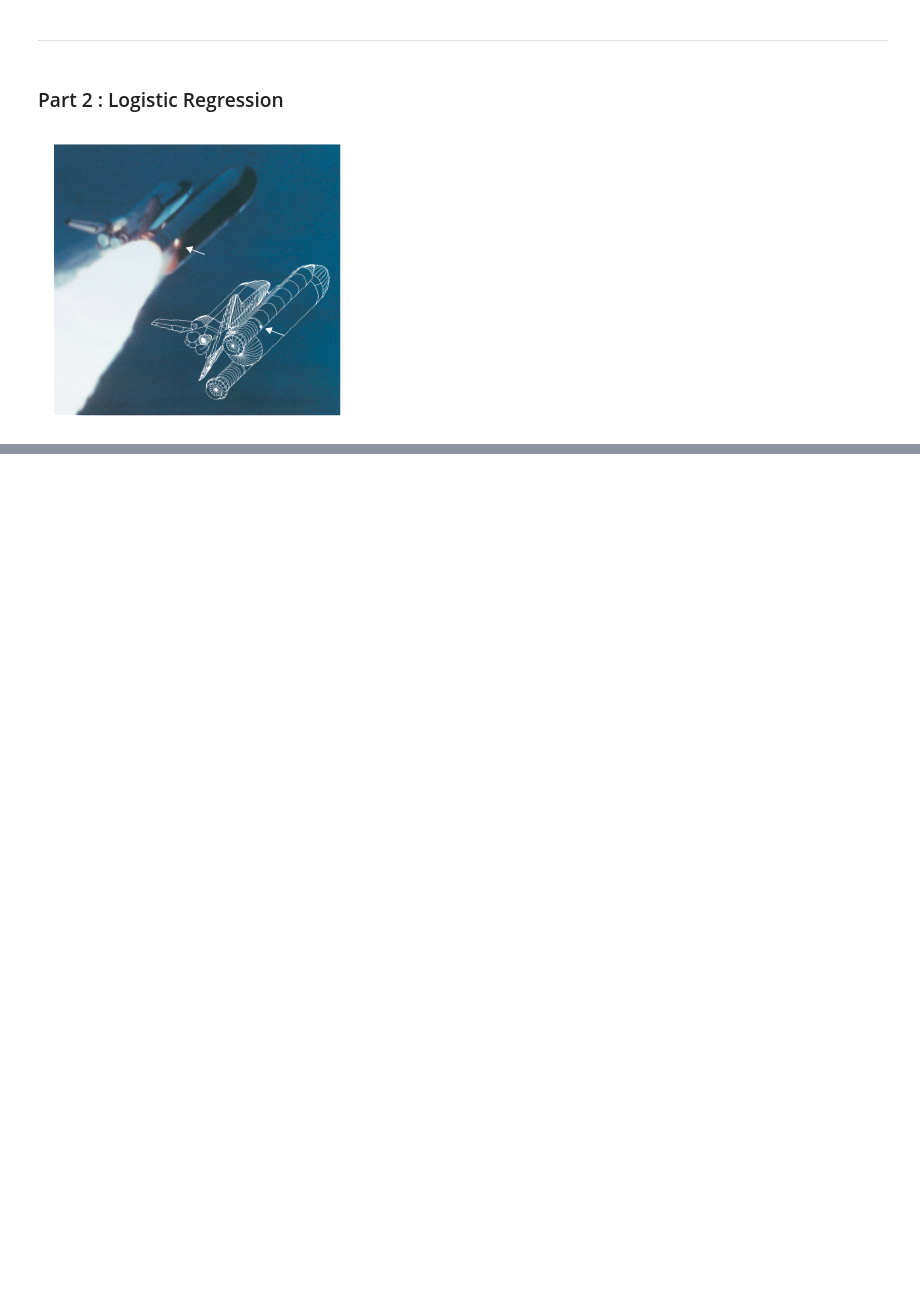
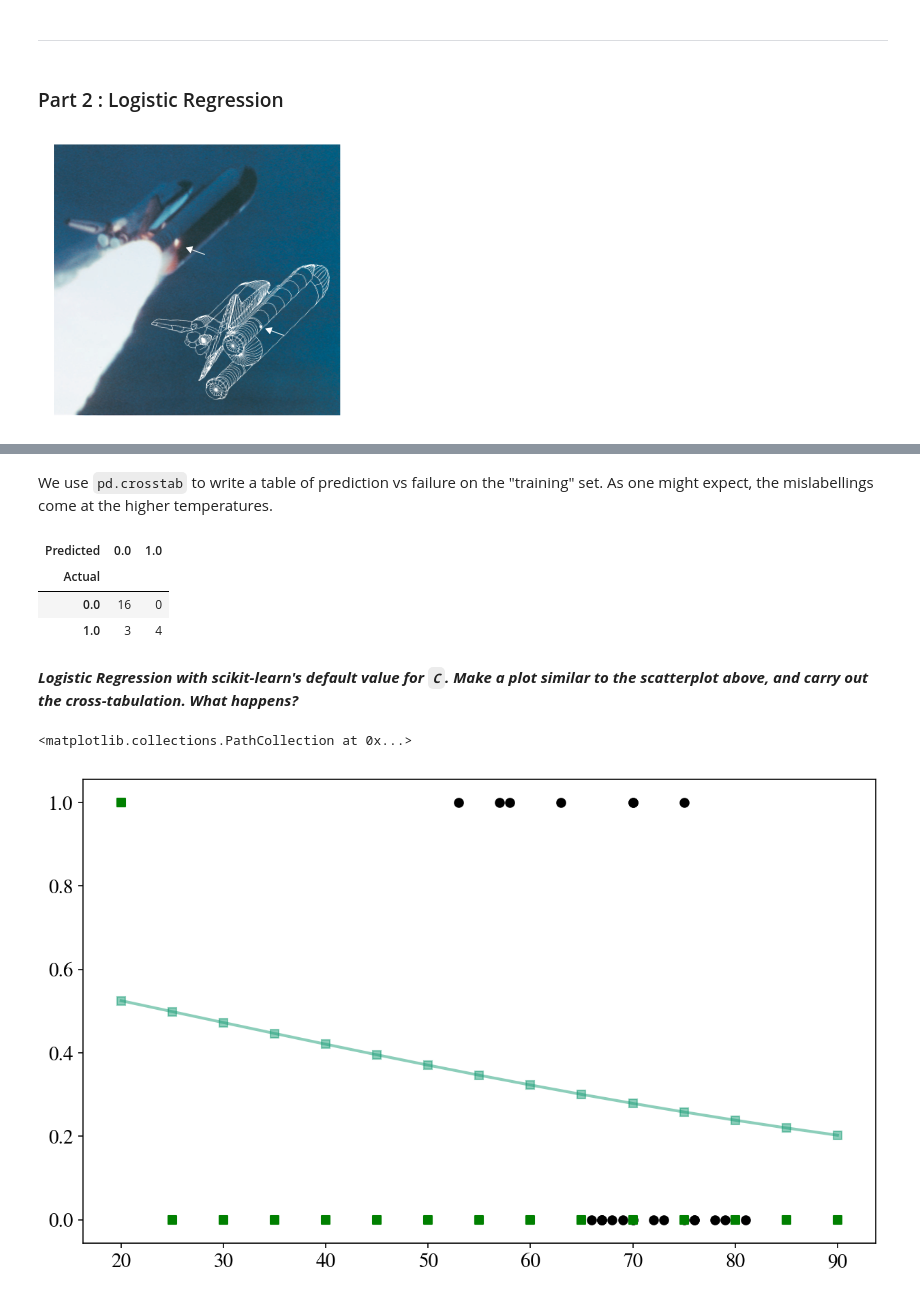
Before and after one commit to joaoDragado/quickstart_guides, a Jupyter notebook: Regression_PCA_via_sklearn/Lab4_user.ipynb, the cells around one changed output, grey strips where cells are left out. Saved outputs shown, nothing was run; the diff lists cells and outputs as text; code cells hidden in the pictures; blank space fills up the shorter version.

```diff
--- a/Regression_PCA_via_sklearn/Lab4_user.ipynb
+++ b/Regression_PCA_via_sklearn/Lab4_user.ipynb
@@ -226,0 +289,33 @@ Image('./data/shuttle.png')
+# %% [markdown]
+We use `pd.crosstab` to write a table of prediction vs failure on the "training" set. As one might expect, the mislabellings come at the higher temperatures.
+# %%
+pd.crosstab(pfail, clf4.predict(temps.reshape(-1,1)),
+            rownames=["Actual"], colnames=["Predicted"])
+# %% [output]
+| Predicted | 0.0 | 1.0 |
+| Actual |  |  |
+| 0.0 | 16 | 0 |
+| 1.0 | 3 | 4 |
+# %% [markdown]
+***Logistic Regression with scikit-learn's default value for `C`.
+Make a plot similar to the scatterplot above, and carry out the cross-tabulation. What happens?***
+# %%
+from sklearn.linear_model import LogisticRegression
+reg=1
+clf4w = LogisticRegression(C=reg, solver='liblinear')
+clf4w.fit(temps.reshape(-1,1), pfail)
+
+# create new temp data set to expose the model variance
+tempsnew=np.linspace(20., 90., 15)
+# collect prbabilities for failure
+probs = clf4w.predict_proba(tempsnew.reshape(-1,1))[:, 1]
+# collect predictions for failure
+predicts = clf4w.predict(tempsnew.reshape(-1,1))
+
+# plot data & our predictions
+plt.scatter(temps, pfail, color='k')
+plt.plot(tempsnew, probs, marker='s', alpha=0.5)
+plt.scatter(tempsnew, predicts, marker='s', color="green")
+# %% [output]
+<matplotlib.collections.PathCollection at 0x...>
+[figure, added]
```
Also changed, not shown: parts of 11 cells of this notebook.
